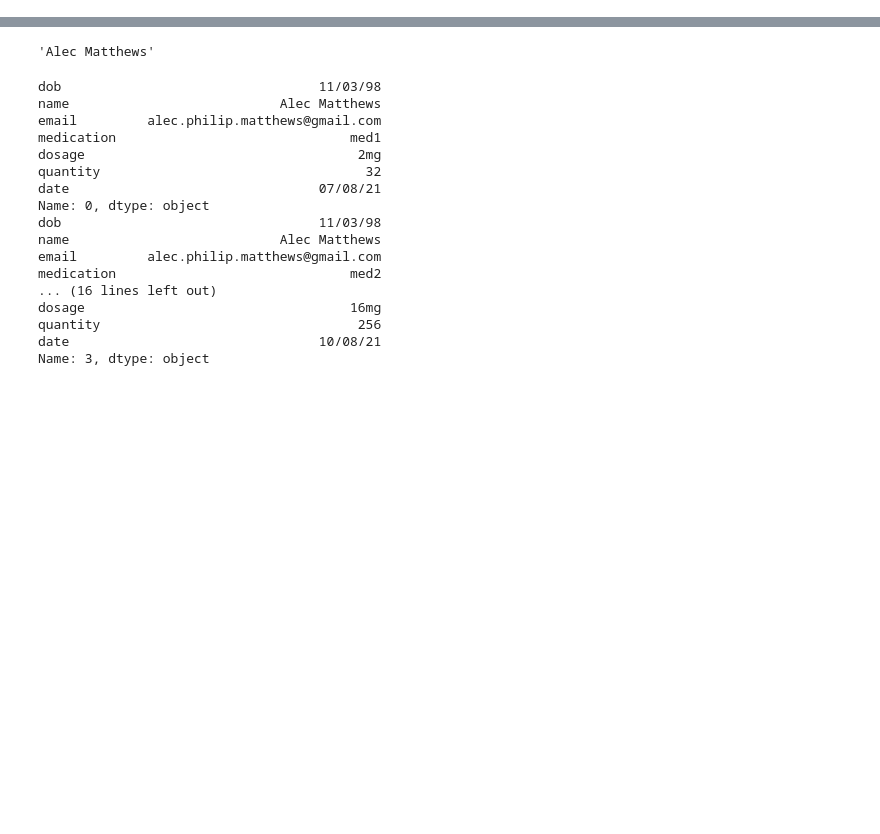
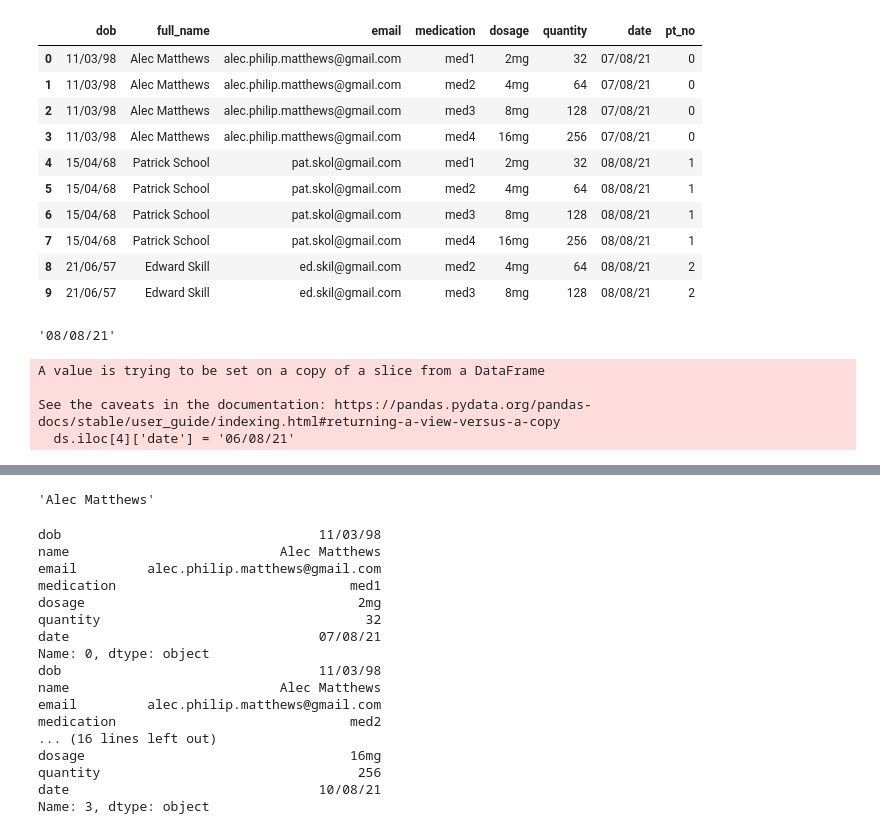
Before and after one commit to mattalec/Foot-Prints, a Jupyter notebook: csv-messing.ipynb, the cells around one changed output, grey strips where cells are left out. Cells and saved outputs as stored; diff of their text form; code cells hidden in the pictures; blank space fills up the shorter version.

```diff
--- a/csv-messing.ipynb
+++ b/csv-messing.ipynb
@@ -97,0 +124,25 @@ ds = pd.read_csv('scripts.csv')
+# %%
+ds.head(10)
+# %% [output]
+|  | dob | full_name | email | medication | dosage | quantity | date | pt_no |
+| 0 | 11/03/98 | Alec Matthews | alec.philip.matthews@gmail.com | med1 | 2mg | 32 | 07/08/21 | 0 |
+| 1 | 11/03/98 | Alec Matthews | alec.philip.matthews@gmail.com | med2 | 4mg | 64 | 07/08/21 | 0 |
+| 2 | 11/03/98 | Alec Matthews | alec.philip.matthews@gmail.com | med3 | 8mg | 128 | 07/08/21 | 0 |
+| 3 | 11/03/98 | Alec Matthews | alec.philip.matthews@gmail.com | med4 | 16mg | 256 | 07/08/21 | 0 |
+| 4 | 15/04/68 | Patrick School | pat.skol@gmail.com | med1 | 2mg | 32 | 08/08/21 | 1 |
+| 5 | 15/04/68 | Patrick School | pat.skol@gmail.com | med2 | 4mg | 64 | 08/08/21 | 1 |
+| 6 | 15/04/68 | Patrick School | pat.skol@gmail.com | med3 | 8mg | 128 | 08/08/21 | 1 |
+| 7 | 15/04/68 | Patrick School | pat.skol@gmail.com | med4 | 16mg | 256 | 08/08/21 | 1 |
+| 8 | 21/06/57 | Edward Skill | ed.skil@gmail.com | med2 | 4mg | 64 | 08/08/21 | 2 |
+| 9 | 21/06/57 | Edward Skill | ed.skil@gmail.com | med3 | 8mg | 128 | 08/08/21 | 2 |
+# %%
+ds.iloc[4]['date']
+# %% [output]
+'08/08/21'
+# %%
+ds.iloc[4]['date'] = '06/08/21'
+# %% [output]
+A value is trying to be set on a copy of a slice from a DataFrame
+
+See the caveats in the documentation: https://pandas.pydata.org/pandas-docs/stable/user_guide/indexing.html#returning-a-view-versus-a-copy
+  ds.iloc[4]['date'] = '06/08/21'
```
Also changed, not shown: parts of 28 cells of this notebook, 6 other files.
